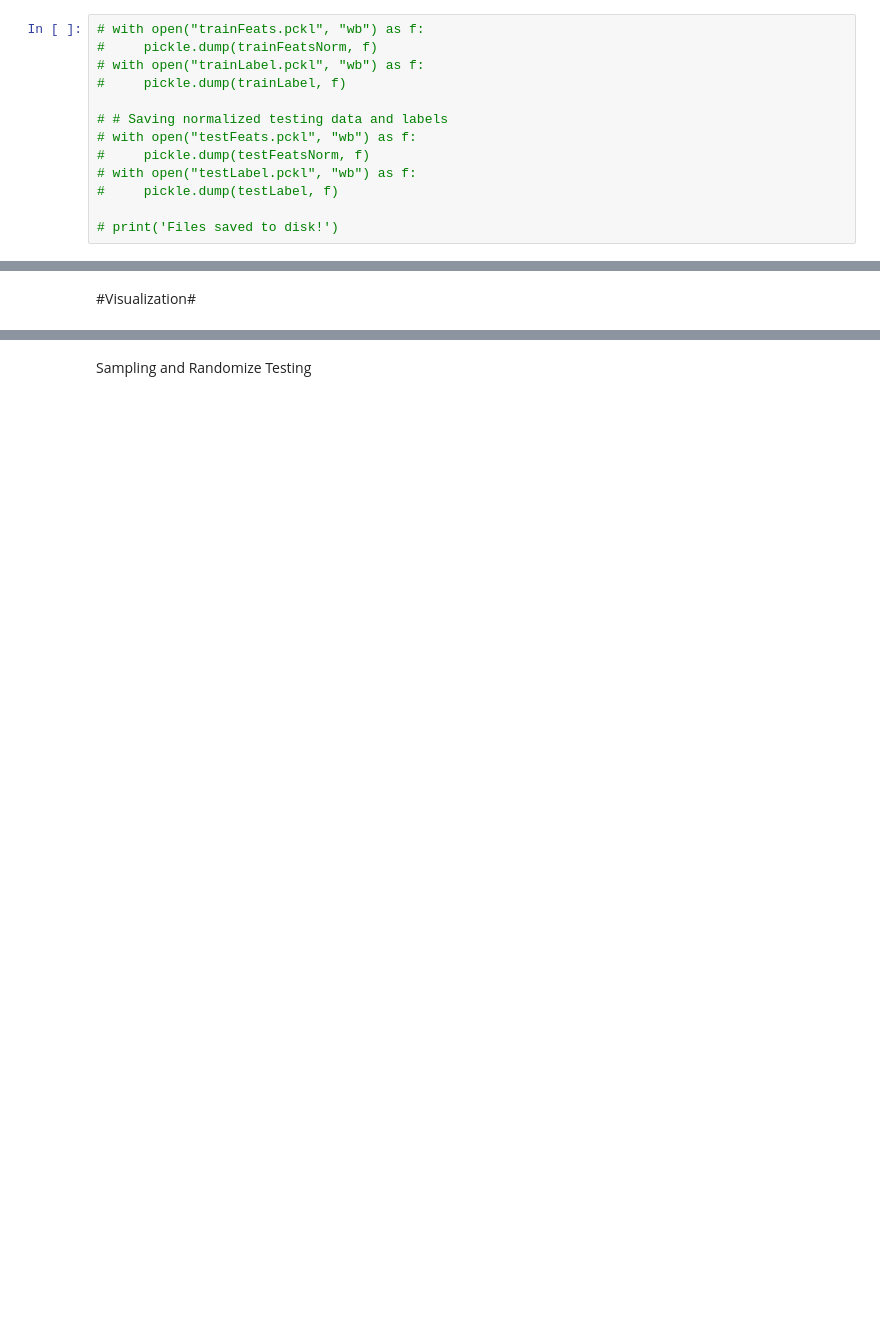
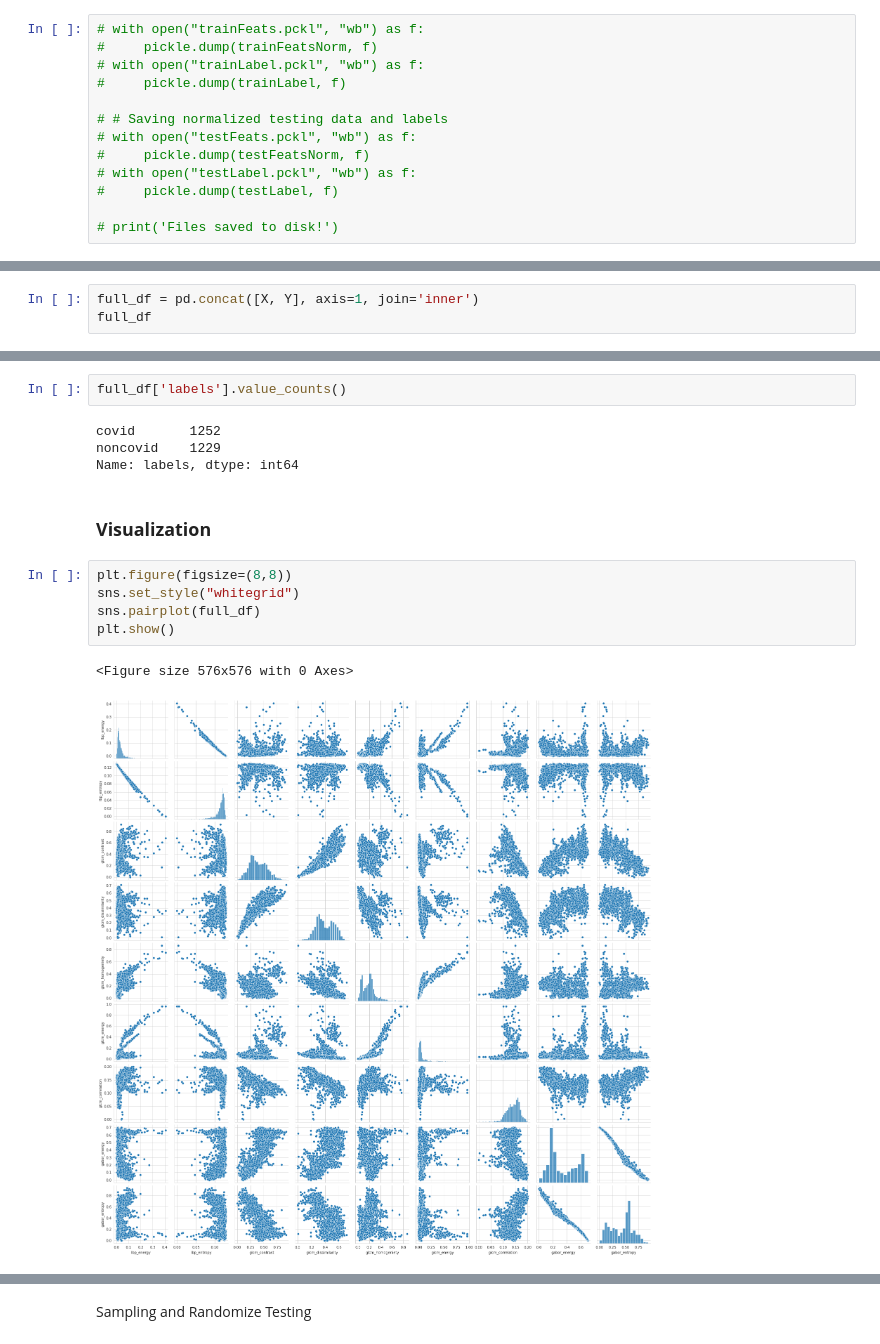
Before and after one commit to M2kishore/Covid_Detection_using_CT_scans_ML, a Jupyter notebook: Covid_Detection__using_feature_extraction.ipynb, the cells around one changed output, grey strips where cells are left out. Saved outputs shown, nothing was run; the diff lists cells and outputs as text; blank space fills up the shorter version.

```diff
--- a/Covid_Detection__using_feature_extraction.ipynb
+++ b/Covid_Detection__using_feature_extraction.ipynb
@@ -135,0 +153,3 @@ Y = pd.DataFrame(Y,columns=['labels'])
+# %%
+full_df = pd.concat([X, Y], axis=1, join='inner')
+full_df
@@ -136,2 +220,16 @@ Y = pd.DataFrame(Y,columns=['labels'])
+# %%
+full_df['labels'].value_counts()
+# %% [output]
+covid       1252
+noncovid    1229
+Name: labels, dtype: int64
 # %% [markdown]
-#Visualization#
+### **Visualization**
+# %%
+plt.figure(figsize=(8,8))
+sns.set_style("whitegrid")
+sns.pairplot(full_df)
+plt.show()
+# %% [output]
+<Figure size 576x576 with 0 Axes>
+[figure, added]
```
Also changed, not shown: parts of 39 cells of this notebook.
